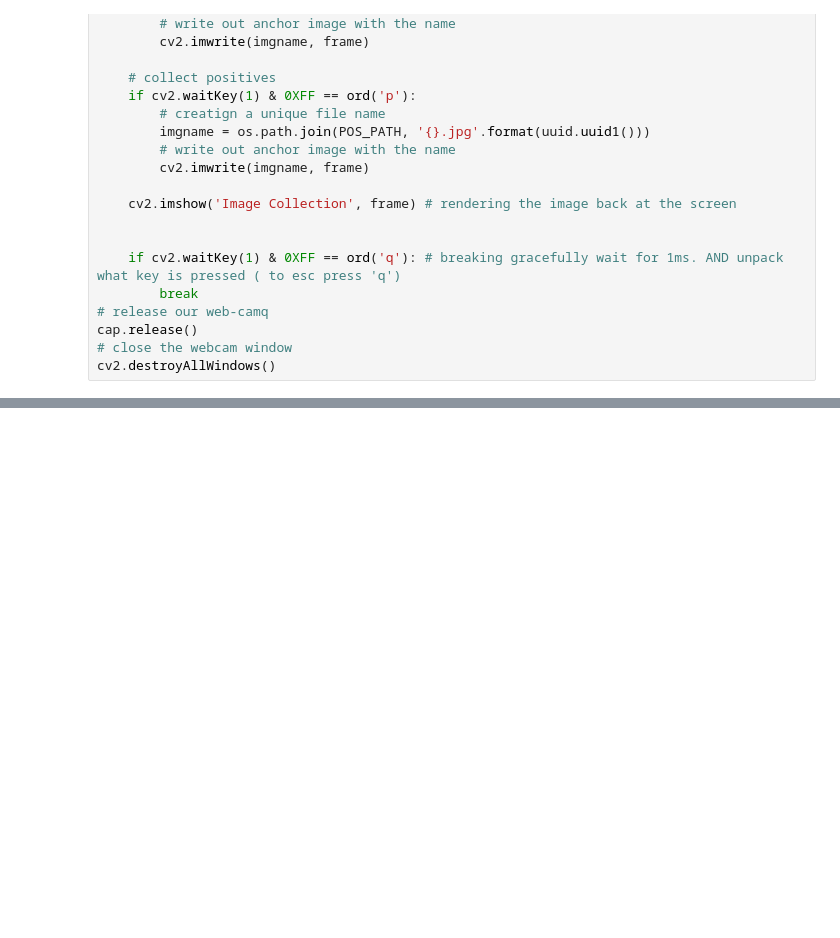
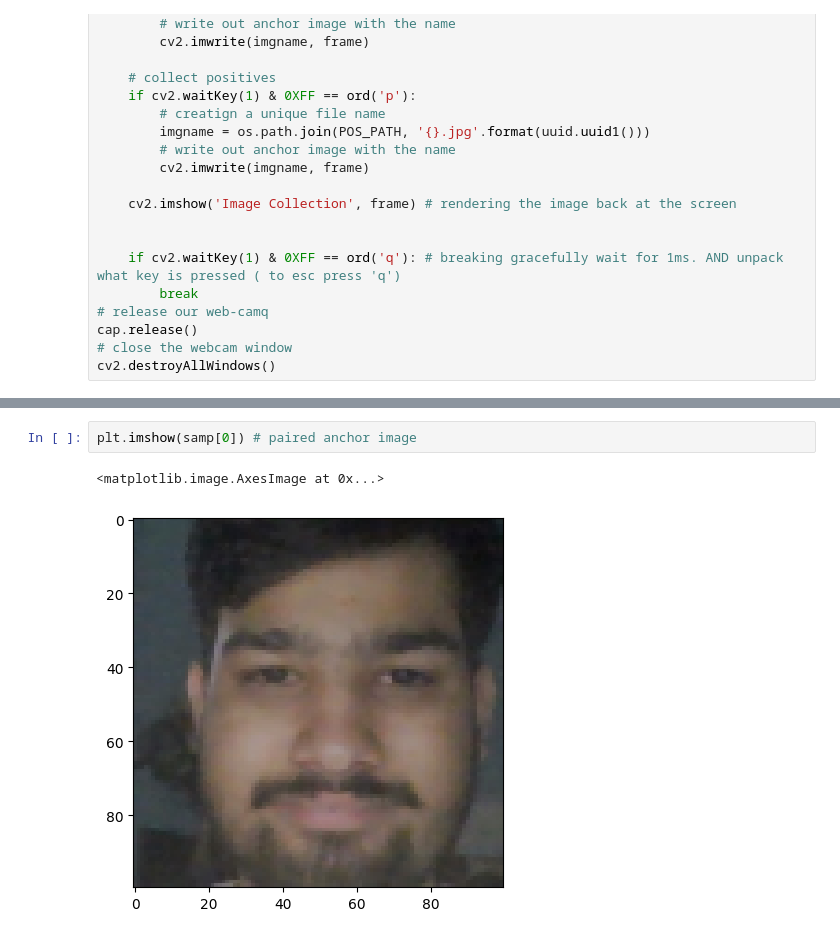
Before and after one commit to H-SM/deep_face_detection_model, a Jupyter notebook: model.ipynb, the cells around one changed output, grey strips where cells are left out. Saved outputs shown, nothing was run; the diff lists cells and outputs as text; blank space fills up the shorter version.

```diff
--- a/model.ipynb
+++ b/model.ipynb
@@ -125,0 +211,5 @@ plt.imshow(frame[120:120+250,200:200+250 ,:]) # this will center up the slice ro
+# %%
+plt.imshow(samp[0]) # paired anchor image
+# %% [output]
+<matplotlib.image.AxesImage at 0x...>
+[figure, added]
```
Also changed, not shown: parts of 29 cells of this notebook, 1 other file.
